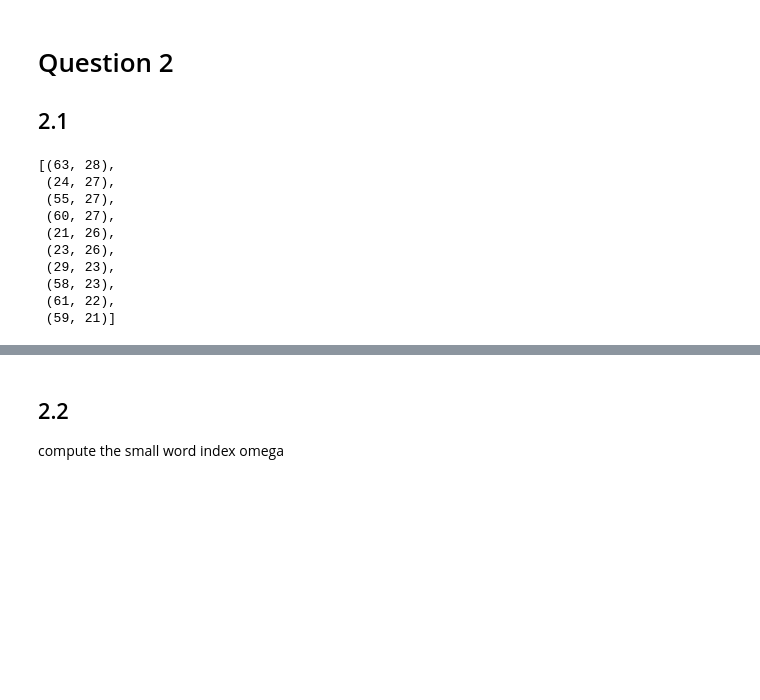
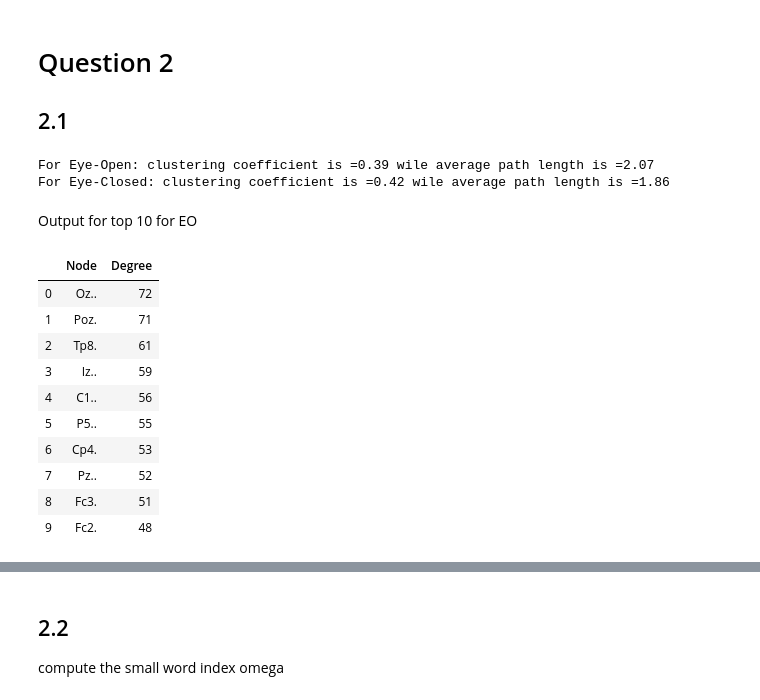
Before and after one commit to giulianosoced/Bioinf1, a Jupyter notebook: BI-HW1.ipynb, the cells around one changed output, grey strips where cells are left out. Cells and saved outputs as stored; diff of their text form; code cells hidden in the pictures; blank space fills up the shorter version.

```diff
--- a/BI-HW1.ipynb
+++ b/BI-HW1.ipynb
@@ -102,17 +103,17 @@ plt.title('Adjacency Matrix for EO with DTF', fontsize=16);
 # %%
-#compute PDC
-ec_dtf=cp.conn.dtf_fun(model[0],model[1],fs = 160, resolution = 100)[10,:,:]
+#compute DTF
+ec_dtf=cp.conn.dtf_fun(model_ec[0],model_ec[1],fs = 160, resolution = 100)[10,:,:]
 np.fill_diagonal(ec_dtf,0)
 
 #find our threshold
 threshold = -np.sort(-ec_dtf, axis = None)[num_edges+1]
 
 #adj_matrix
-ec_adj = (ec_dtf > threshold).astype(int)
+ec_adj_DTF = (ec_dtf > threshold).astype(int)
 
 #plot
 f = plt.figure(figsize=(7, 7))
-plt.matshow(ec_adj, fignum=f.number)
+plt.matshow(ec_adj_DTF, fignum=f.number)
 plt.title('Adjacency Matrix for EC with DTF', fontsize=16);
 # %% [output]
 [figure]
@@ -255,27 +260,42 @@ ec_Ideg=ec_g.in_degree()
 #Out-degree
 eo_Odeg=eo_g.out_degree()
 ec_Odeg=ec_g.out_degree()
+# %%
+print('For Eye-Open: clustering coefficient is ='+str(round(eo_clus,2))+' wile average path length is ='+str(round(eo_apl,2)))
+print('For Eye-Closed: clustering coefficient is ='+str(round(ec_clus,2))+' wile average path length is ='+str(round(ec_apl,2)))
+# %% [output]
+For Eye-Open: clustering coefficient is =0.39 wile average path length is =2.07
+For Eye-Closed: clustering coefficient is =0.42 wile average path length is =1.86
 # %%
 #let's see top 10 nodes for local indices
+#we order them, slice the first 10 and save into variables
+
 #degree
-sorted(dict(eo_deg).items(), key=lambda x: x[1], reverse=True)[:10]
-sorted(dict(ec_deg).items(), key=lambda x: x[1], reverse=True)[:10]
+top_eo_deg=sorted(dict(eo_deg).items(), key=lambda x: x[1], reverse=True)[:10]
+top_ec_deg=sorted(dict(ec_deg).items(), key=lambda x: x[1], reverse=True)[:10]
 
 #in
-sorted(dict(eo_Ideg).items(), key=lambda x: x[1], reverse=True)[:10]
-sorted(dict(ec_Ideg).items(), key=lambda x: x[1], reverse=True)[:10]
+top_eo_Ideg=sorted(dict(eo_Ideg).items(), key=lambda x: x[1], reverse=True)[:10]
+top_ec_Ideg=sorted(dict(ec_Ideg).items(), key=lambda x: x[1], reverse=True)[:10]
 
 #out
-sorted(dict(eo_Odeg).items(), key=lambda x: x[1], reverse=True)[:10]
-sorted(dict(ec_Odeg).items(), key=lambda x: x[1], reverse=True)[:10]
+top_eo_Odeg=sorted(dict(eo_Odeg).items(), key=lambda x: x[1], reverse=True)[:10]
+top_ec_Odeg=sorted(dict(ec_Odeg).items(), key=lambda x: x[1], reverse=True)[:10]
-# %% [output]
-[(63, 28),
- (24, 27),
- (55, 27),
- (60, 27),
- (21, 26),
- (23, 26),
- (29, 23),
- (58, 23),
- (61, 22),
- (59, 21)]
+# %% [markdown]
+Output for top 10 for EO
+# %%
+out=pd.DataFrame(top_eo_deg, columns=['Node','Degree'])
+out['Node']=out.Node.map(mapping)
+out
+# %% [output]
+|  | Node | Degree |
+| 0 | Oz.. | 72 |
+| 1 | Poz. | 71 |
+| 2 | Tp8. | 61 |
+| 3 | Iz.. | 59 |
+| 4 | C1.. | 56 |
+| 5 | P5.. | 55 |
+| 6 | Cp4. | 53 |
+| 7 | Pz.. | 52 |
+| 8 | Fc3. | 51 |
+| 9 | Fc2. | 48 |
```
Also changed, not shown: parts of 20 cells of this notebook.
